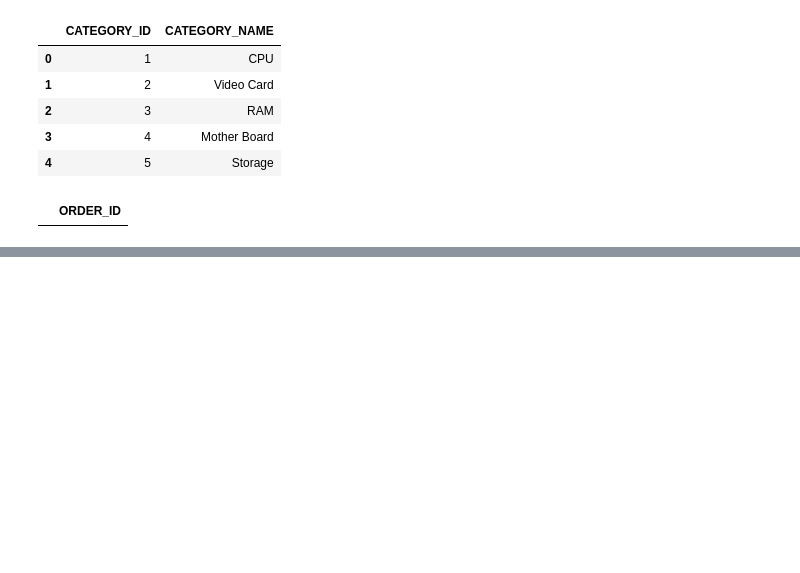
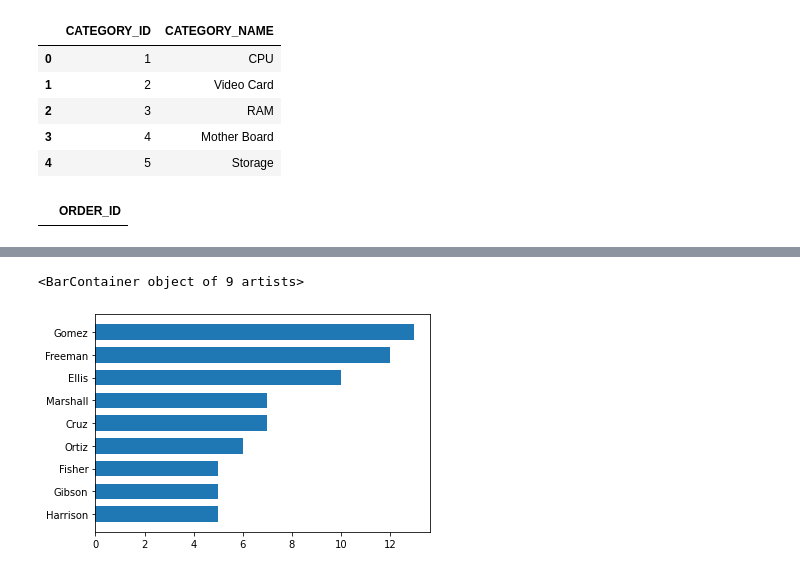
Before and after one commit to felipesveiga/Oracle-1, a Jupyter notebook: oracle.ipynb, the cells around one changed output, grey strips where cells are left out. Drawn from its saved outputs; the diff is of its cells as text; code cells hidden in the pictures; blank space fills up the shorter version.

```diff
--- a/oracle.ipynb
+++ b/oracle.ipynb
@@ -260,0 +358,11 @@ pd.read_sql(query, connection)
+# %%
+# Próximo passo: vendedores mais efetivos
+import cx_Oracle
+import pandas as pd
+dsn = cx_Oracle.makedsn('localhost.localdomain', 1521, service_name = 'orcl')
+connection = cx_Oracle.connect('OT', 'oracle', dsn = dsn)
+
+query = ''' SELECT TABLE_NAME
+            FROM USER_TABLES'''
+
+pd.read_sql(query, connection)
@@ -260,0 +402,15 @@ pd.read_sql(query, connection)
+# %%
+import matplotlib.pyplot as plt
+query = ''' SELECT O.SALESMAN_ID, E.LAST_NAME, COUNT(O.ORDER_ID) TOTAL_SALES
+            FROM ORDERS O, EMPLOYEES E
+            WHERE O.SALESMAN_ID = E.EMPLOYEE_ID
+            GROUP BY O.SALESMAN_ID, E.LAST_NAME
+            ORDER BY TOTAL_SALES ASC
+            '''
+salesman = pd.read_sql(query, connection)
+y = salesman['LAST_NAME']
+x = salesman['TOTAL_SALES']
+plt.barh(y,x, height = 0.68)
+# %% [output]
+<BarContainer object of 9 artists>
+[figure, added]
```
Also changed, not shown: parts of 35 cells of this notebook, 3 other files.
